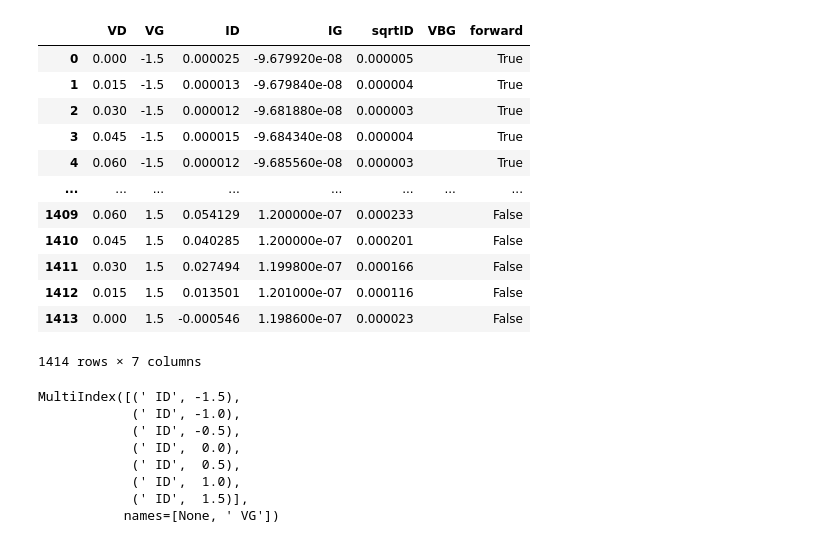
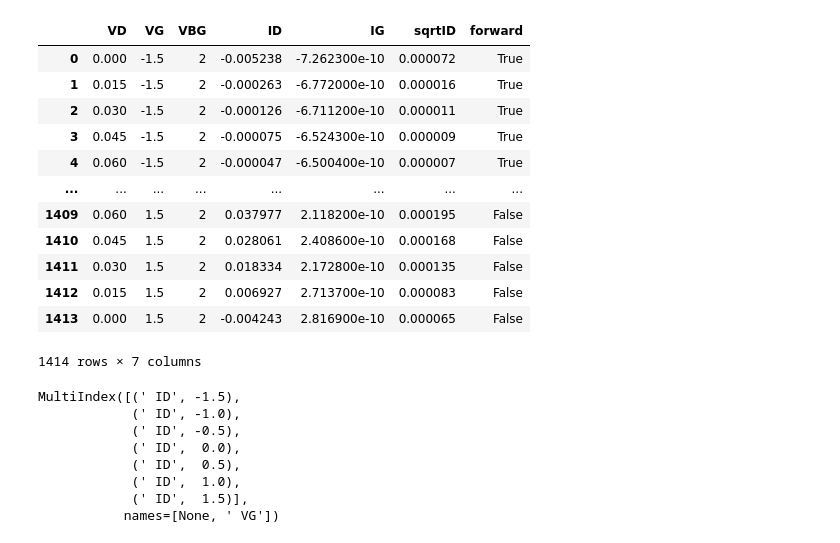
Before and after one commit to Integralophie/MoS2_data_cleaning, a Jupyter notebook: data_cleaning_IdVd.ipynb, the cells around one changed output. Drawn from its saved outputs; the diff is of its cells as text; code cells hidden in the pictures.

```diff
--- a/data_cleaning_IdVd.ipynb
+++ b/data_cleaning_IdVd.ipynb
@@ -5,7 +5,7 @@ import MoS2_data_cleaning as mo
 import os
 import re
 # %%
-directory_path = "C:\\Users\\sophi\\Box\\MoS2Project\\2025-10-18-CVD\\DoubleGate\\IdVd"  # Replace with your directory path
+directory_path = "C:\\Users\\sophi\\Box\\MoS2Project\\2025-10-20-CVD\\IdVd-3V"  # Replace with your directory path
 if not os.path.isdir(f'{directory_path}\sorted'):
     os.mkdir(f'{directory_path}\sorted')
 file_list = []
@@ -14,22 +14,22 @@ for filename in os.listdir(directory_path):
     if os.path.isfile(file_path):
         file_list.append(file_path)
 # %%
-file_first = file_list[0]
+file_first = file_list[3]
 df = mo.read_csv_direction(file_first)
 df
 # %% [output]
-|  | VD | VG | ID | IG | sqrtID | VBG | forward |
-| 0 | 0.000 | -1.5 | 0.000025 | -9.679920e-08 | 0.000005 |  | True |
-| 1 | 0.015 | -1.5 | 0.000013 | -9.679840e-08 | 0.000004 |  | True |
-| 2 | 0.030 | -1.5 | 0.000012 | -9.681880e-08 | 0.000003 |  | True |
-| 3 | 0.045 | -1.5 | 0.000015 | -9.684340e-08 | 0.000004 |  | True |
-| 4 | 0.060 | -1.5 | 0.000012 | -9.685560e-08 | 0.000003 |  | True |
+|  | VD | VG | VBG | ID | IG | sqrtID | forward |
+| 0 | 0.000 | -1.5 | 2 | -0.005238 | -7.262300e-10 | 0.000072 | True |
+| 1 | 0.015 | -1.5 | 2 | -0.000263 | -6.772000e-10 | 0.000016 | True |
+| 2 | 0.030 | -1.5 | 2 | -0.000126 | -6.711200e-10 | 0.000011 | True |
+| 3 | 0.045 | -1.5 | 2 | -0.000075 | -6.524300e-10 | 0.000009 | True |
+| 4 | 0.060 | -1.5 | 2 | -0.000047 | -6.500400e-10 | 0.000007 | True |
 | ... | ... | ... | ... | ... | ... | ... | ... |
-| 1409 | 0.060 | 1.5 | 0.054129 | 1.200000e-07 | 0.000233 |  | False |
-| 1410 | 0.045 | 1.5 | 0.040285 | 1.200000e-07 | 0.000201 |  | False |
-| 1411 | 0.030 | 1.5 | 0.027494 | 1.199800e-07 | 0.000166 |  | False |
-| 1412 | 0.015 | 1.5 | 0.013501 | 1.201000e-07 | 0.000116 |  | False |
-| 1413 | 0.000 | 1.5 | -0.000546 | 1.198600e-07 | 0.000023 |  | False |
+| 1409 | 0.060 | 1.5 | 2 | 0.037977 | 2.118200e-10 | 0.000195 | False |
+| 1410 | 0.045 | 1.5 | 2 | 0.028061 | 2.408600e-10 | 0.000168 | False |
+| 1411 | 0.030 | 1.5 | 2 | 0.018334 | 2.172800e-10 | 0.000135 | False |
+| 1412 | 0.015 | 1.5 | 2 | 0.006927 | 2.713700e-10 | 0.000083 | False |
+| 1413 | 0.000 | 1.5 | 2 | -0.004243 | 2.816900e-10 | 0.000065 | False |
 1414 rows × 7 columns
 # %%
 df_reshaped = mo.reshape_table_by_VG(df)
```
Also changed, not shown: parts of 3 cells of this notebook, 3 other files.
